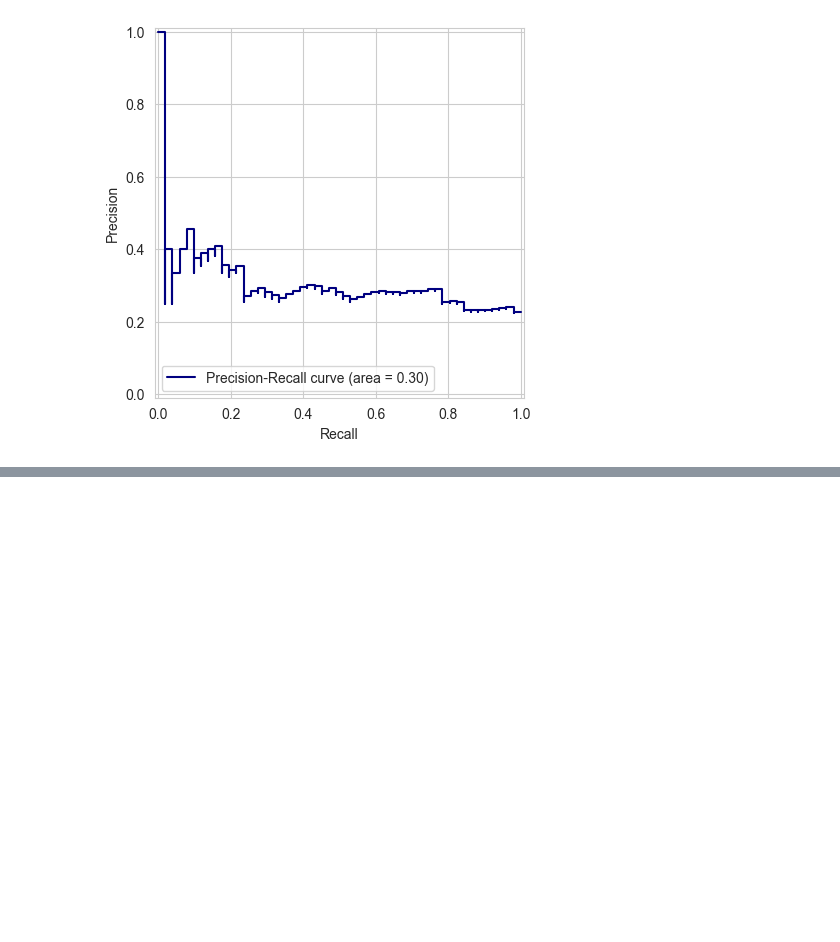
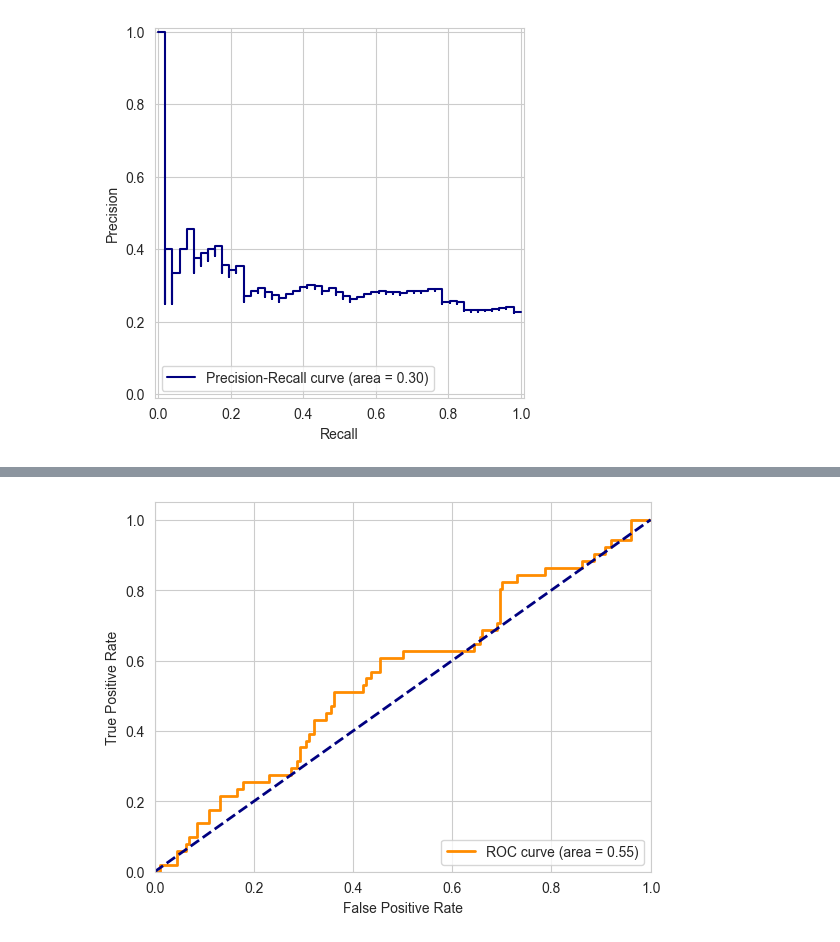
Before and after one commit to hocku2675/Credit-Risk-Classification, a Jupyter notebook: Credit risk classification.ipynb, the cells around one changed output, grey strips where cells are left out. Saved outputs shown, nothing was run; the diff lists cells and outputs as text; code cells hidden in the pictures; blank space fills up the shorter version.

```diff
--- a/Credit risk classification.ipynb
+++ b/Credit risk classification.ipynb
@@ -224,0 +311,8 @@ pr_curve = PrecisionRecallDisplay(precision=prec, recall=recall).plot(label=f'Pr
+# %%
+logreg = Pipeline(steps=[
+    ('scaler', StandardScaler()),
+    ('smote', SMOTE(sampling_strategy="minority", random_state=27)),
+    ('logreg', LogisticRegression(learning_rate=0.01, n_iter=1000, regularization='l2', C=1.0))
+])
+# %%
+logreg.fit(X_train, y_train)
@@ -224,0 +324,5 @@ pr_curve = PrecisionRecallDisplay(precision=prec, recall=recall).plot(label=f'Pr
+# %%
+y_pred = logreg.predict(X_test)
+y_pred_proba = logreg.predict_proba(X_test)
+print(classification_report(y_test, y_pred, zero_division=0))
+print(f"Confusion Matrix:\n {confusion_matrix(y_test, y_pred)}\n")
@@ -224,0 +342,11 @@ pr_curve = PrecisionRecallDisplay(precision=prec, recall=recall).plot(label=f'Pr
+# %%
+fpr, tpr, _  = roc_curve(y_test, y_pred_proba)
+roc_auc_score = auc(fpr, tpr)
+
+precision_score_value = precision_score(y_test, y_pred, zero_division=0)
+
+recall_score_value = recall_score(y_test, y_pred, zero_division=0)
+
+print(f"ROC AUC Score: {roc_auc_score:.4f}")
+print(f"Precision: {precision_score_value:.4f}")
+print(f"Recall: {recall_score_value:.4f}")
@@ -224,0 +362,12 @@ pr_curve = PrecisionRecallDisplay(precision=prec, recall=recall).plot(label=f'Pr
+# %%
+plt.figure()
+plt.plot(fpr, tpr, color='darkorange', lw=2, label=f'ROC curve (area = {roc_auc_score:.2f})')
+plt.plot([0, 1], [0, 1], color='navy', lw=2, linestyle='--')
+plt.xlim([0.0, 1.0])
+plt.ylim([0.0, 1.05])
+plt.xlabel('False Positive Rate')
+plt.ylabel('True Positive Rate')
+plt.legend(loc="lower right")
+plt.show()
+# %% [output]
+[figure, added]
```
Also changed, not shown: parts of 14 cells of this notebook.
